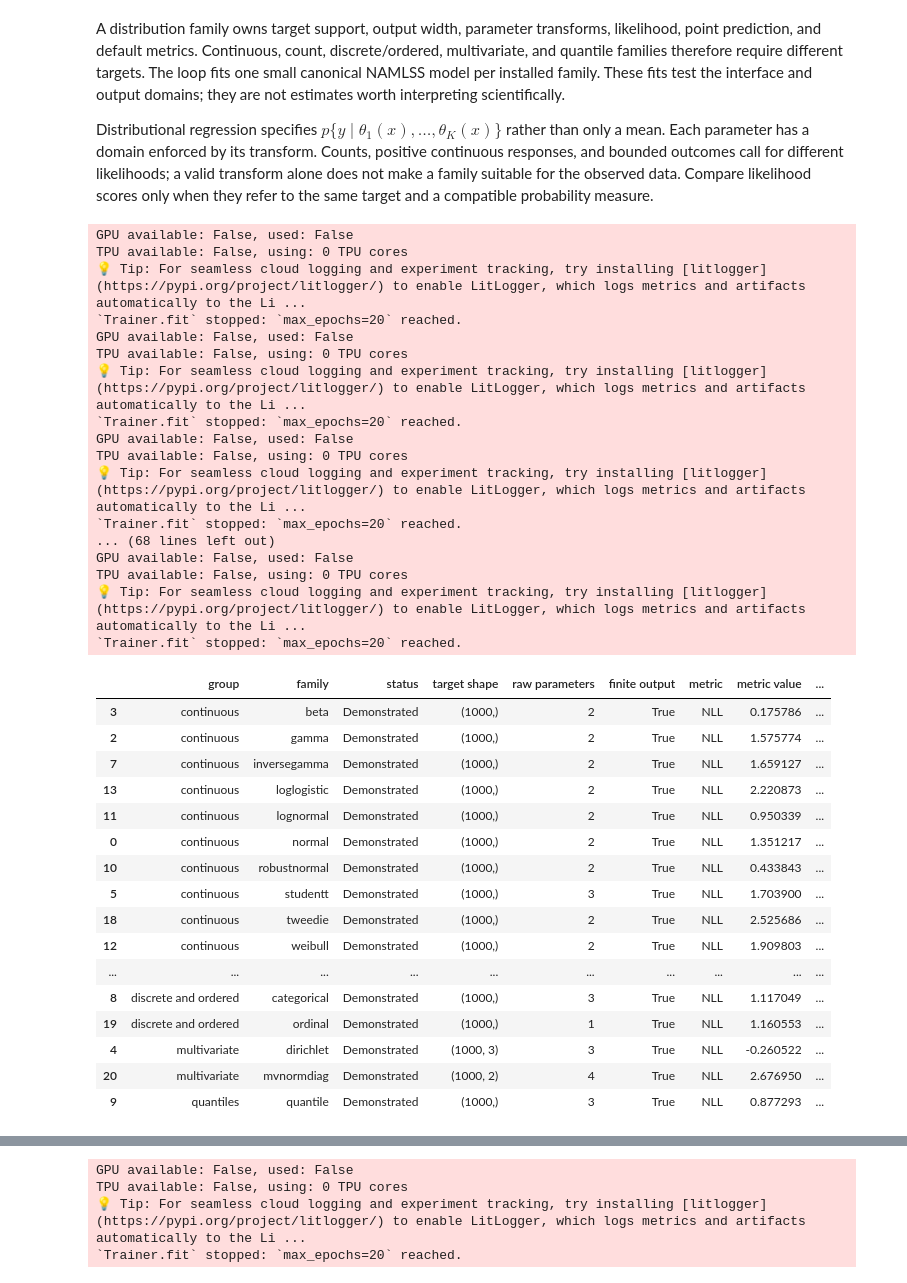
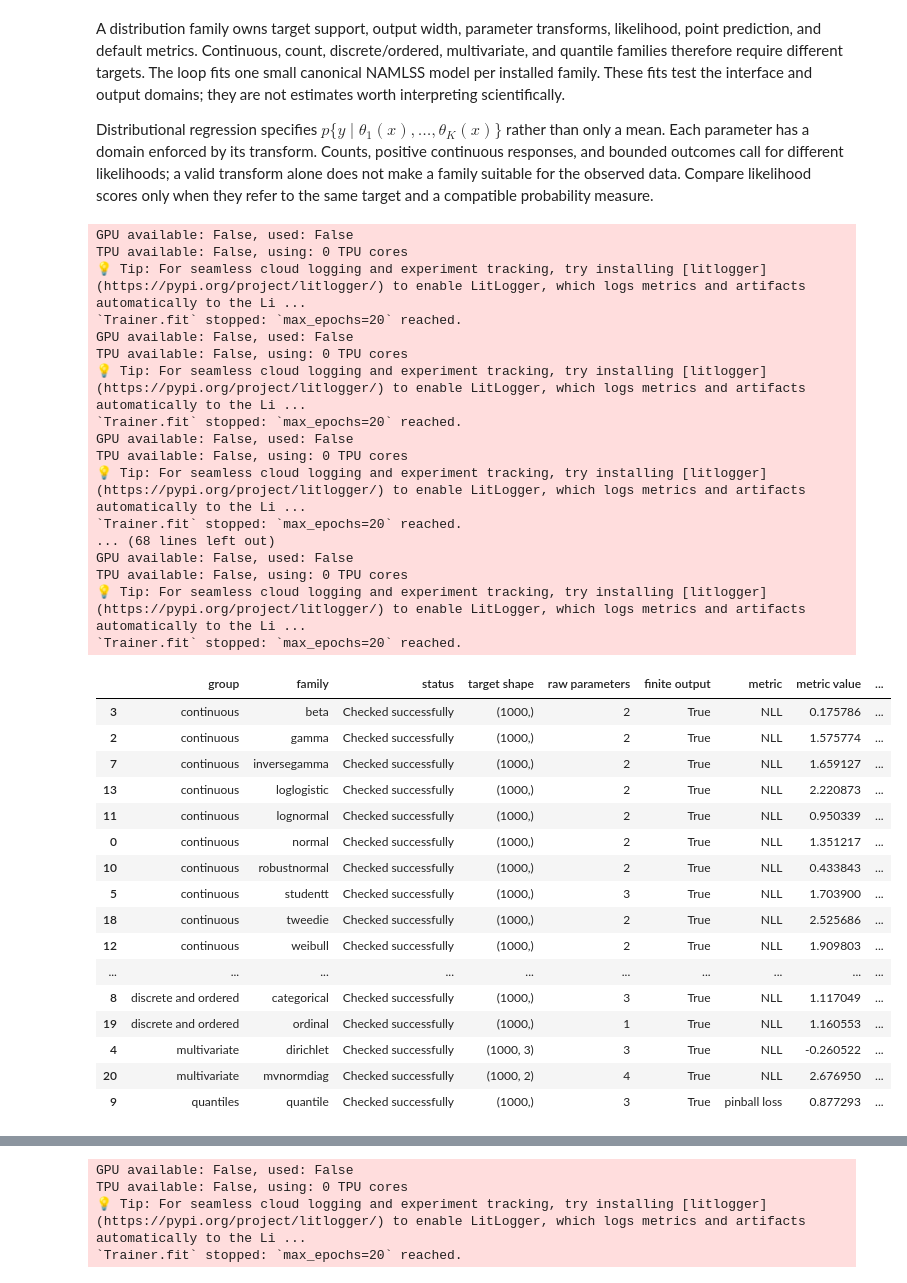
Before and after one commit to OpenTabular/NAMpy, a Jupyter notebook: docs/development/notebooks/04_distributional_models.ipynb, the cells around one changed output, grey strips where cells are left out. Saved outputs shown, nothing was run; the diff lists cells and outputs as text; code cells hidden in the pictures.

```diff
--- a/docs/development/notebooks/04_distributional_models.ipynb
+++ b/docs/development/notebooks/04_distributional_models.ipynb
@@ -140,7 +140,7 @@ for name, spec in architectures().items():
     error, reconstruction_valid = reconstruction_error(estimator, X)
     row = {
         "architecture": name,
-        "status": "Demonstrated",
+        "status": "Checked successfully",
         "R2": estimator.score(X, y_reg),
         "seconds": time.perf_counter() - started,
         "reconstruction error": error,
@@ -235,7 +235,7 @@ for name, spec in architectures().items():
     importance = estimator.term_importance(X, center=True)
     error, reconstruction_valid = reconstruction_error(estimator, X)
     classification_rows.append({
-        "architecture": name, "status": "Demonstrated",
+        "architecture": name, "status": "Checked successfully",
         "log loss": log_loss(y_cls, probability),
         "ROC-AUC": roc_auc_score(y_cls, probability),
         "accuracy": accuracy_score(y_cls, label),
@@ -317,7 +317,7 @@ for name, spec in architectures().items():
     upper = parameters[:, 0] + 1.645 * parameters[:, 1]
     error, reconstruction_valid = reconstruction_error(estimator, X)
     lss_rows.append({
-        "architecture": name, "status": "Demonstrated",
+        "architecture": name, "status": "Checked successfully",
         "NLL": estimator.evaluate(X, y_lss)["NLL"],
         "minimum scale": parameters[:, 1].min(),
         "90% coverage": np.mean((y_lss >= lower) & (y_lss <= upper)),
@@ -426,51 +426,60 @@ for name in FAMILY_REGISTRY:
     raw = estimator.predict(X, raw=True)
     natural = estimator.predict(X)
     metrics = estimator.evaluate(X, target)
+    if name == "quantile":
+        levels = np.asarray([0.1, 0.5, 0.9])
+        residual = np.asarray(target)[:, None] - natural
+        metric_name = "pinball loss"
+        metric_value = float(np.maximum(levels * residual, (levels - 1) * residual).sum(axis=1).mean())
+        assert np.isclose(metric_value, metrics["pinball_loss"], rtol=1e-5)
+    else:
+        metric_name, metric_value = "NLL", metrics["NLL"]
+    assert np.isfinite(metric_value)
     family_rows.append({
         "group": group_for_family(name), "family": name,
-        "status": "Demonstrated", "target shape": np.asarray(target).shape,
+        "status": "Checked successfully", "target shape": np.asarray(target).shape,
         "raw parameters": raw.shape[1], "finite output": bool(np.isfinite(natural).all()),
-        "metric": next(iter(metrics)), "metric value": next(iter(metrics.values())),
+        "metric": metric_name, "metric value": metric_value,
         "seconds": time.perf_counter() - started,
     })
     family_models[name] = estimator
 family_report = pd.DataFrame(family_rows).sort_values(["group", "family"])
 family_report
 # %% [output]
 GPU available: False, used: False
 TPU available: False, using: 0 TPU cores
 💡 Tip: For seamless cloud logging and experiment tracking, try installing [litlogger](https://pypi.org/project/litlogger/) to enable LitLogger, which logs metrics and artifacts automatically to the Li ...
 `Trainer.fit` stopped: `max_epochs=20` reached.
 GPU available: False, used: False
 TPU available: False, using: 0 TPU cores
 💡 Tip: For seamless cloud logging and experiment tracking, try installing [litlogger](https://pypi.org/project/litlogger/) to enable LitLogger, which logs metrics and artifacts automatically to the Li ...
 `Trainer.fit` stopped: `max_epochs=20` reached.
 GPU available: False, used: False
 TPU available: False, using: 0 TPU cores
 💡 Tip: For seamless cloud logging and experiment tracking, try installing [litlogger](https://pypi.org/project/litlogger/) to enable LitLogger, which logs metrics and artifacts automatically to the Li ...
 `Trainer.fit` stopped: `max_epochs=20` reached.
 ... (68 lines left out)
 GPU available: False, used: False
 TPU available: False, using: 0 TPU cores
 💡 Tip: For seamless cloud logging and experiment tracking, try installing [litlogger](https://pypi.org/project/litlogger/) to enable LitLogger, which logs metrics and artifacts automatically to the Li ...
 `Trainer.fit` stopped: `max_epochs=20` reached.
 |  | group | family | status | target shape | raw parameters | finite output | metric | metric value | ... |
-| 3 | continuous | beta | Demonstrated | (1000,) | 2 | True | NLL | 0.175786 | ... |
-| 2 | continuous | gamma | Demonstrated | (1000,) | 2 | True | NLL | 1.575774 | ... |
-| 7 | continuous | inversegamma | Demonstrated | (1000,) | 2 | True | NLL | 1.659127 | ... |
-| 13 | continuous | loglogistic | Demonstrated | (1000,) | 2 | True | NLL | 2.220873 | ... |
-| 11 | continuous | lognormal | Demonstrated | (1000,) | 2 | True | NLL | 0.950339 | ... |
-| 0 | continuous | normal | Demonstrated | (1000,) | 2 | True | NLL | 1.351217 | ... |
-| 10 | continuous | robustnormal | Demonstrated | (1000,) | 2 | True | NLL | 0.433843 | ... |
-| 5 | continuous | studentt | Demonstrated | (1000,) | 3 | True | NLL | 1.703900 | ... |
-| 18 | continuous | tweedie | Demonstrated | (1000,) | 2 | True | NLL | 2.525686 | ... |
-| 12 | continuous | weibull | Demonstrated | (1000,) | 2 | True | NLL | 1.909803 | ... |
+| 3 | continuous | beta | Checked successfully | (1000,) | 2 | True | NLL | 0.175786 | ... |
+| 2 | continuous | gamma | Checked successfully | (1000,) | 2 | True | NLL | 1.575774 | ... |
+| 7 | continuous | inversegamma | Checked successfully | (1000,) | 2 | True | NLL | 1.659127 | ... |
+| 13 | continuous | loglogistic | Checked successfully | (1000,) | 2 | True | NLL | 2.220873 | ... |
+| 11 | continuous | lognormal | Checked successfully | (1000,) | 2 | True | NLL | 0.950339 | ... |
+| 0 | continuous | normal | Checked successfully | (1000,) | 2 | True | NLL | 1.351217 | ... |
+| 10 | continuous | robustnormal | Checked successfully | (1000,) | 2 | True | NLL | 0.433843 | ... |
+| 5 | continuous | studentt | Checked successfully | (1000,) | 3 | True | NLL | 1.703900 | ... |
+| 18 | continuous | tweedie | Checked successfully | (1000,) | 2 | True | NLL | 2.525686 | ... |
+| 12 | continuous | weibull | Checked successfully | (1000,) | 2 | True | NLL | 1.909803 | ... |
 | ... | ... | ... | ... | ... | ... | ... | ... | ... | ... |
-| 8 | discrete and ordered | categorical | Demonstrated | (1000,) | 3 | True | NLL | 1.117049 | ... |
-| 19 | discrete and ordered | ordinal | Demonstrated | (1000,) | 1 | True | NLL | 1.160553 | ... |
-| 4 | multivariate | dirichlet | Demonstrated | (1000, 3) | 3 | True | NLL | -0.260522 | ... |
-| 20 | multivariate | mvnormdiag | Demonstrated | (1000, 2) | 4 | True | NLL | 2.676950 | ... |
-| 9 | quantiles | quantile | Demonstrated | (1000,) | 3 | True | NLL | 0.877293 | ... |
+| 8 | discrete and ordered | categorical | Checked successfully | (1000,) | 3 | True | NLL | 1.117049 | ... |
+| 19 | discrete and ordered | ordinal | Checked successfully | (1000,) | 1 | True | NLL | 1.160553 | ... |
+| 4 | multivariate | dirichlet | Checked successfully | (1000, 3) | 3 | True | NLL | -0.260522 | ... |
+| 20 | multivariate | mvnormdiag | Checked successfully | (1000, 2) | 4 | True | NLL | 2.676950 | ... |
+| 9 | quantiles | quantile | Checked successfully | (1000,) | 3 | True | pinball loss | 0.877293 | ... |
 # %% [markdown]
 ### 5.1 Inspect parameter constraints
 
```
Also changed, not shown: parts of 9 cells of this notebook, 23 other files.
